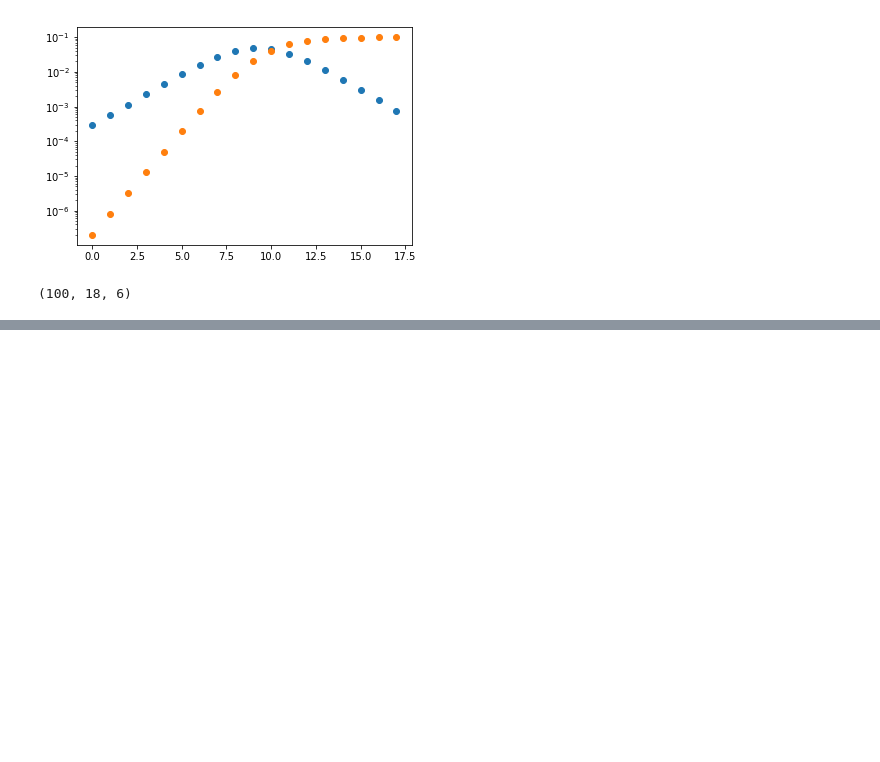
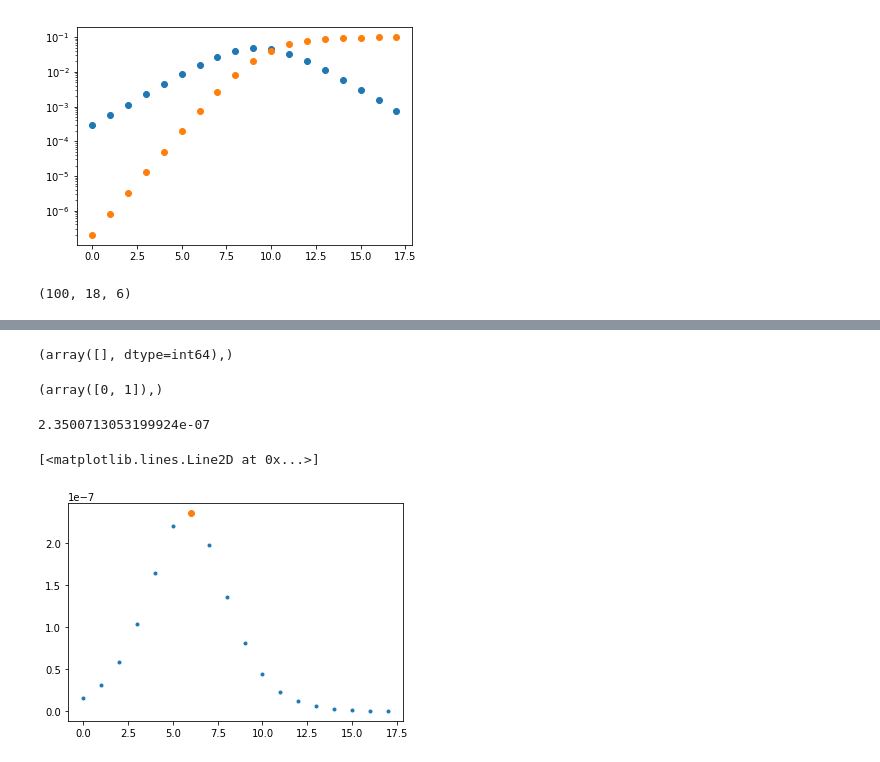
Before and after one commit to mcfitzgerald/grad_gitrdone, a Jupyter notebook: newest.ipynb, the cells around one changed output, grey strips where cells are left out. Cells and saved outputs as stored; diff of their text form; code cells hidden in the pictures; blank space fills up the shorter version.

```diff
--- a/newest.ipynb
+++ b/newest.ipynb
@@ -160,0 +294,18 @@ plt.semilogy(wymMMLL_0,'.')
+# %%
+outliers_modified_z_score(br2_wymMML_0)
+# %% [output]
+(array([], dtype=int64),)
+# %%
+outliers_modified_z_score(wymMMLL_0)
+# %% [output]
+(array([0, 1]),)
+# %%
+br2_wymMML_0[6]
+# %% [output]
+2.3500713053199924e-07
+# %%
+plt.plot(br2_wymMML_0,'.')
+plt.plot(6,br2_wymMML_0[6],'o')
+# %% [output]
+[<matplotlib.lines.Line2D at 0x...>]
+[figure, added]
```
Also changed, not shown: parts of 25 cells of this notebook, 1 other file.
